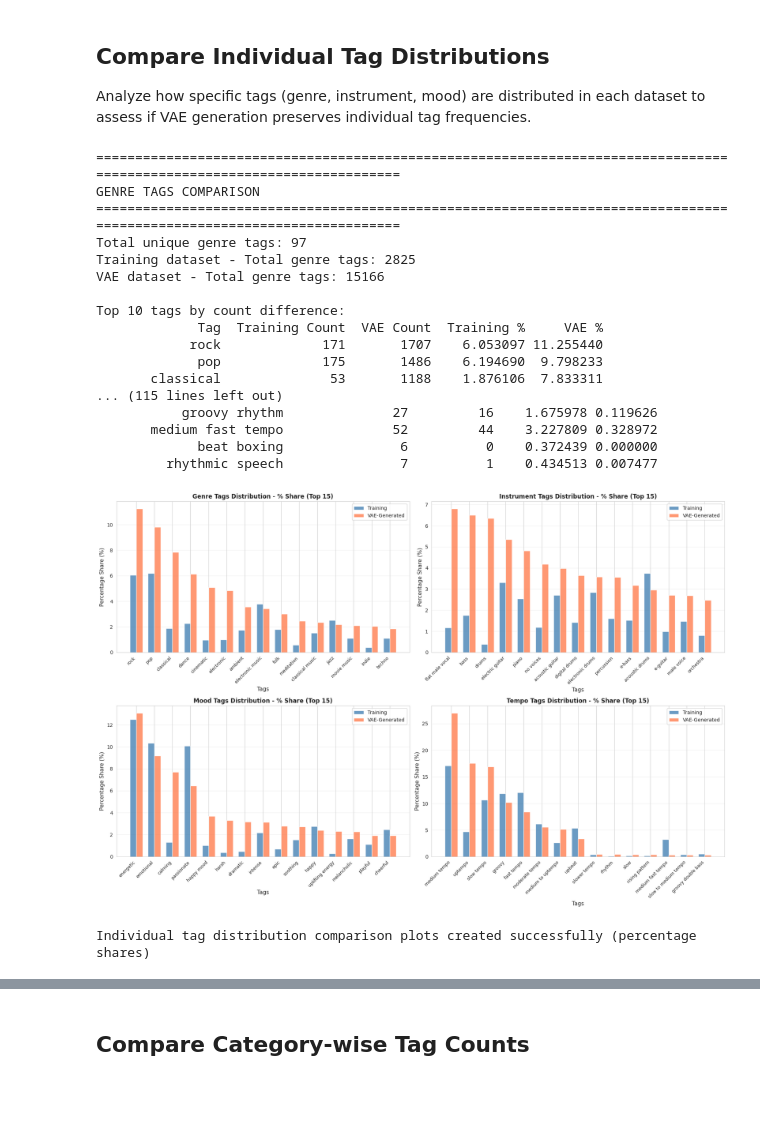
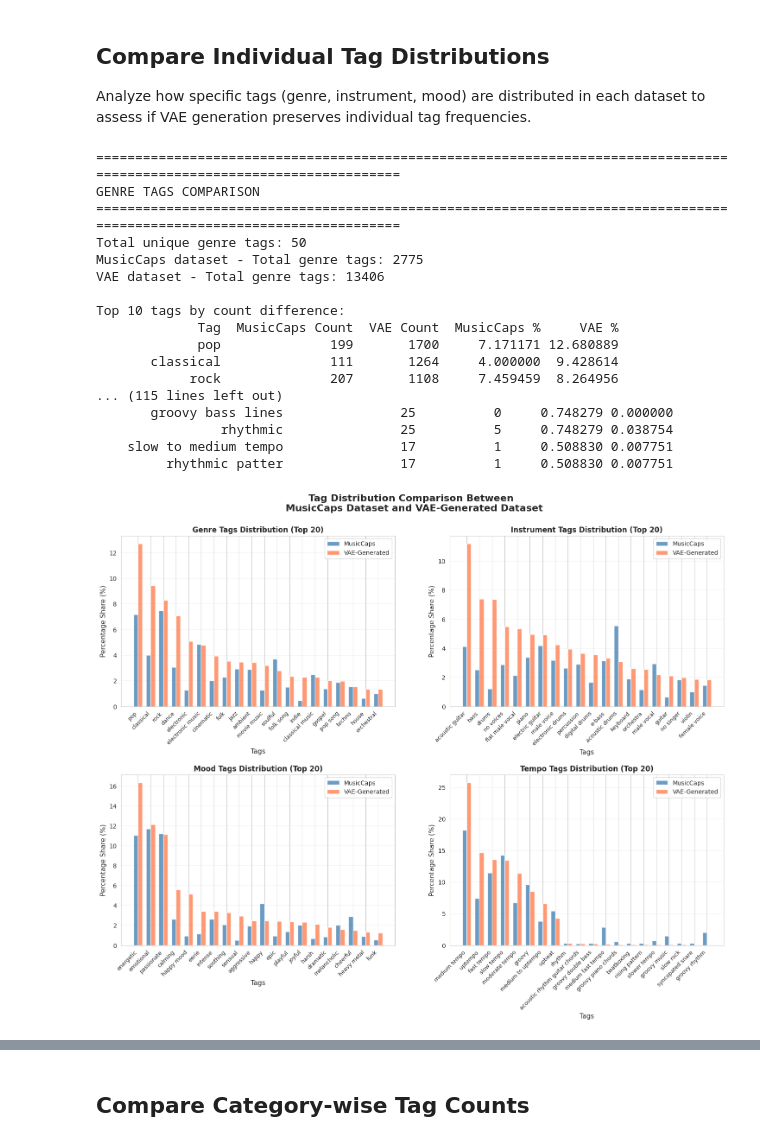
Before and after one commit to BrunoSienkiewicz/ConceptCaps, a Jupyter notebook: notebooks/vae-tags-dataset-comparison.ipynb, the cells around one changed output, grey strips where cells are left out. Cells and saved outputs as stored; diff of their text form; code cells hidden in the pictures; blank space fills up the shorter version.

```diff
--- a/notebooks/vae-tags-dataset-comparison.ipynb
+++ b/notebooks/vae-tags-dataset-comparison.ipynb
@@ -62,6 +37,8 @@ for cat, tags in KNOWN_TAGS.items():
 # %%
 # Parse tags into categories
 def parse_tags(tags):
+    # filter out unknown tags
+    tags = [t for t in tags if t in TAG_TO_CATEGORY]
     return pd.Series({
         'genre_tags': [t for t in tags if TAG_TO_CATEGORY[t] == 'genre'],
         'mood_tags': [t for t in tags if TAG_TO_CATEGORY[t] == 'mood'],
@@ -80,10 +57,19 @@ df_vae['aspect_list'] = df_vae['aspect_list'].apply(lambda x: ast.literal_eval(x
 tag_categories = df_vae['aspect_list'].apply(parse_tags)
 df_vae = pd.concat([df_vae, tag_categories], axis=1)
 
+df_mc = df_mc.copy()
+tag_categories_mc = df_mc['aspect_list'].apply(parse_tags)
+df_mc = pd.concat([df_mc, tag_categories_mc], axis=1)
+
 print("\nVAE-Generated Dataset Loaded")
 print(f"  Shape: {df_vae.shape}")
 print(f"  Unique temperatures: {df_vae['temperature'].unique()}")
 print(f"  Sample row:")
 print(df_vae.iloc[0])
+
+print("\nMusicCaps Dataset Loaded")
+print(f"  Shape: {df_mc.shape}")
+print(f"  Sample row:")
+print(df_mc.iloc[0])
 # %% [output]
 VAE-Generated Dataset Loaded
@@ -129,12 +115,12 @@ tag_categories = {
 stats_data = []
 
 for cat_name, col in tag_categories.items():
-    train_counts = df_train[col].apply(len)
+    train_counts = df_mc[col].apply(len)
     vae_counts = df_vae_baseline[col].apply(len)
 
     stats_data.append({
         'Category': cat_name,
-        'Dataset': 'Training',
+        'Dataset': 'MusicCaps',
         'Mean': train_counts.mean(),
         'Median': train_counts.median(),
         'Std': train_counts.std(),
@@ -207,7 +193,7 @@ tag_comparison_results = {}
 df_vae_all = df_vae.reset_index(drop=True)
 
 for cat_name, col_name in categories_to_compare:
-    train_tags = get_all_tags(df_train, col_name)
+    train_tags = get_all_tags(df_mc, col_name)
     vae_tags = get_all_tags(df_vae_all, col_name)
 
     train_counter = Counter(train_tags)
@@ -226,9 +212,9 @@ for cat_name, col_name in categories_to_compare:
 
         comparison_data.append({
             'Tag': tag,
-            'Training Count': train_count,
+            'MusicCaps Count': train_count,
             'VAE Count': vae_count,
-            'Training %': train_percentage,
+            'MusicCaps %': train_percentage,
             'VAE %': vae_percentage,
             '% Difference': vae_percentage - train_percentage,
             'Count Difference': vae_count - train_count
@@ -241,63 +227,60 @@ for cat_name, col_name in categories_to_compare:
     print(f"{cat_name.upper()} TAGS COMPARISON")
     print(f"{'='*120}")
     print(f"Total unique {cat_name.lower()} tags: {len(all_unique_tags)}")
-    print(f"Training dataset - Total {cat_name.lower()} tags: {len(train_tags)}")
+    print(f"MusicCaps dataset - Total {cat_name.lower()} tags: {len(train_tags)}")
     print(f"VAE dataset - Total {cat_name.lower()} tags: {len(vae_tags)}")
     print(f"\nTop 10 tags by count difference:")
-    print(comparison_df.sort_values('Count Difference', ascending=False)[['Tag', 'Training Count', 'VAE Count', 'Training %', 'VAE %']].head(10).to_string(index=False))
+    print(comparison_df.sort_values('Count Difference', ascending=False)[['Tag', 'MusicCaps Count', 'VAE Count', 'MusicCaps %', 'VAE %']].head(10).to_string(index=False))
     print(f"\nBottom 10 tags by count difference:")
-    print(comparison_df.sort_values('Count Difference', ascending=True)[['Tag', 'Training Count', 'VAE Count', 'Training %', 'VAE %']].head(10).to_string(index=False))
+    print(comparison_df.sort_values('Count Difference', ascending=True)[['Tag', 'MusicCaps Count', 'VAE Count', 'MusicCaps %', 'VAE %']].head(10).to_string(index=False))
 # %% [output]
 ========================================================================================================================
 GENRE TAGS COMPARISON
 ========================================================================================================================
-Total unique genre tags: 97
-Training dataset - Total genre tags: 2825
-VAE dataset - Total genre tags: 15166
+Total unique genre tags: 50
+MusicCaps dataset - Total genre tags: 2775
+VAE dataset - Total genre tags: 13406
 
 Top 10 tags by count difference:
-             Tag  Training Count  VAE Count  Training %     VAE %
-            rock             171       1707    6.053097 11.255440
-             pop             175       1486    6.194690  9.798233
-       classical              53       1188    1.876106  7.833311
+             Tag  MusicCaps Count  VAE Count  MusicCaps %     VAE %
+             pop              199       1700     7.171171 12.680889
+       classical              111       1264     4.000000  9.428614
+            rock              207       1108     7.459459  8.264956
 ... (115 lines left out)
-           groovy rhythm              27         16    1.675978 0.119626
-       medium fast tempo              52         44    3.227809 0.328972
-             beat boxing               6          0    0.372439 0.000000
-         rhythmic speech               7          1    0.434513 0.007477
+       groovy bass lines               25          0     0.748279 0.000000
+                rhythmic               25          5     0.748279 0.038754
+    slow to medium tempo               17          1     0.508830 0.007751
+         rhythmic patter               17          1     0.508830 0.007751
 # %%
 # Create visualizations comparing tag distributions
 fig, axes = plt.subplots(2, 2, figsize=(18, 12))
 axes = axes.flatten()
 
 for idx, (cat_name, _) in enumerate(categories_to_compare):
     ax = axes[idx]
     comparison_df = tag_comparison_results[cat_name]
 
-    # Select top 15 tags by training count for visibility
-    top_tags = comparison_df.nlargest(15, 'VAE Count')
+    top_tags = comparison_df.nlargest(20, 'VAE Count')
 
     x = np.arange(len(top_tags))
     width = 0.35
 
-    bars1 = ax.bar(x - width/2, top_tags['Training %'], width, label='Training', color='steelblue', alpha=0.8)
+    bars1 = ax.bar(x - width/2, top_tags['MusicCaps %'], width, label='MusicCaps', color='steelblue', alpha=0.8)
     bars2 = ax.bar(x + width/2, top_tags['VAE %'], width, label='VAE-Generated', color='coral', alpha=0.8)
 
     ax.set_xlabel('Tags', fontsize=11)
     ax.set_ylabel('Percentage Share (%)', fontsize=11)
-    ax.set_title(f'{cat_name} Tags Distribution - % Share (Top 15)', fontsize=12, fontweight='bold')
+    ax.set_title(f'{cat_name} Tags Distribution (Top 20)', fontsize=12, fontweight='bold')
     ax.set_xticks(x)
     ax.set_xticklabels(top_tags['Tag'], rotation=45, ha='right', fontsize=9)
     ax.legend()
     ax.grid(True, alpha=0.3, axis='y')
 
-plt.tight_layout()
+fig.suptitle('Tag Distribution Comparison Between \n MusicCaps Dataset and VAE-Generated Dataset', fontsize=16, fontweight='bold')
+plt.subplots_adjust(top=0.9, hspace=0.4)
 plt.show()
-
-print("Individual tag distribution comparison plots created successfully (percentage shares)")
 # %% [output]
-[figure, old version]
+[figure, new version]
-Individual tag distribution comparison plots created successfully (percentage shares)
 # %%
 # Statistical comparison using percentage distributions
 fig, axes = plt.subplots(2, 2, figsize=(16, 12))
```
Also changed, not shown: parts of 15 cells of this notebook, 27 other files.
